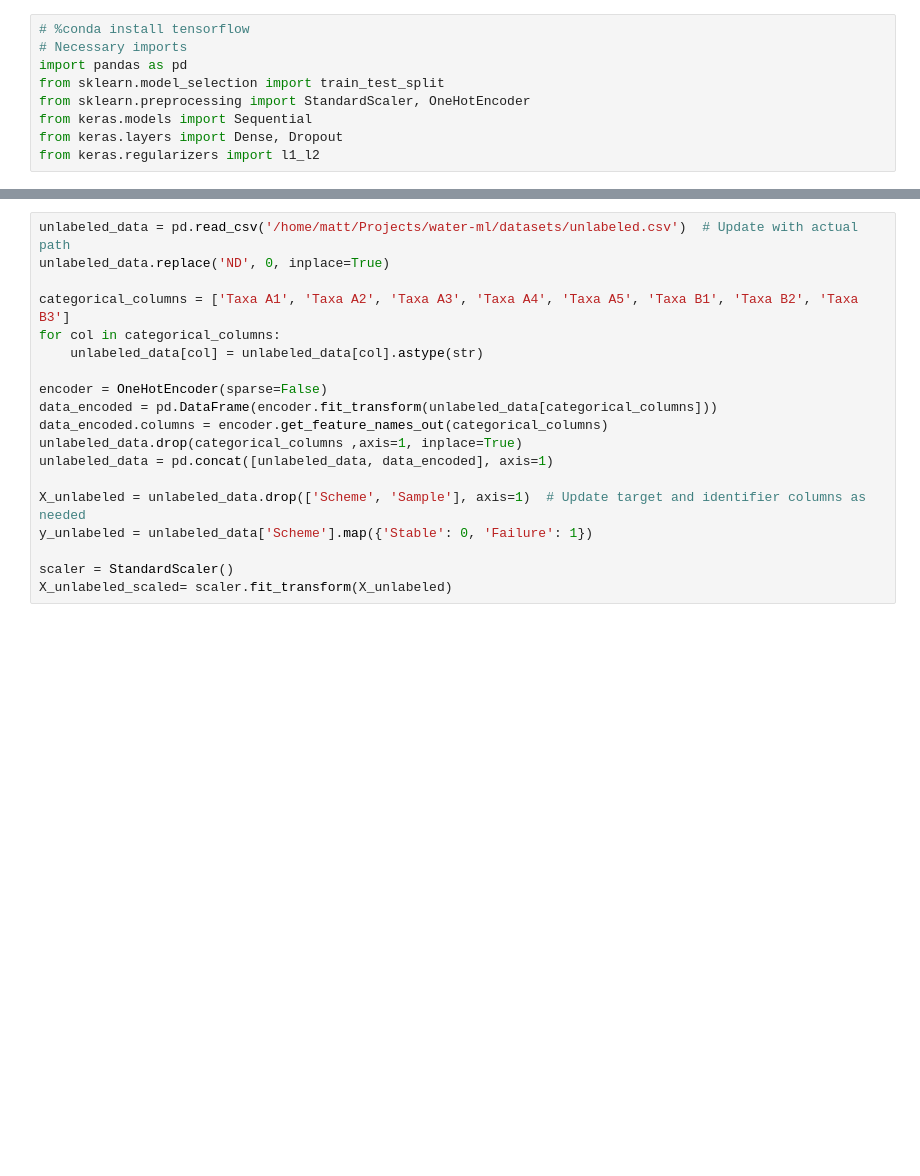
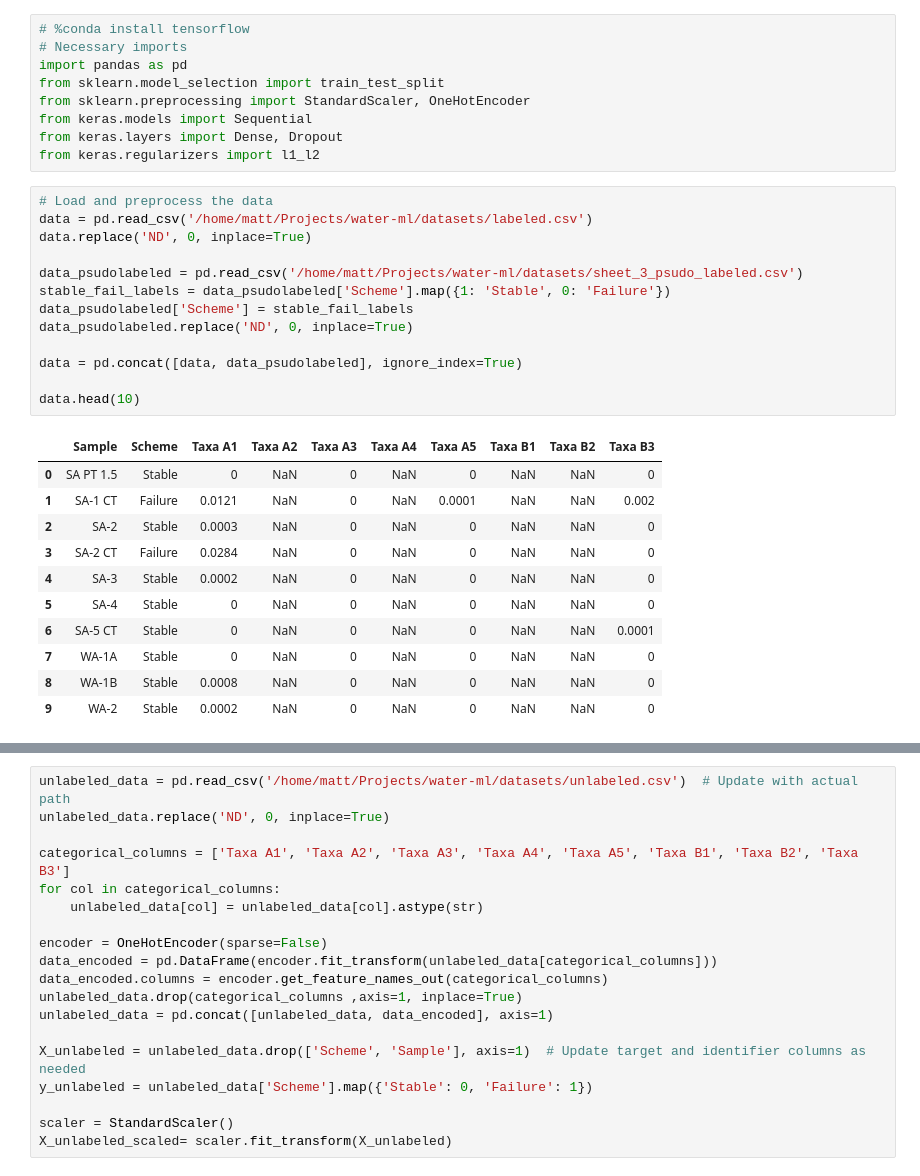
Before and after one commit to m6urns/water-ml, a Jupyter notebook: notebooks/deep_learning_classifier_unlabeled.ipynb, the cells around one changed output, grey strips where cells are left out. Drawn from its saved outputs; the diff is of its cells as text; blank space fills up the shorter version.

Commit message:
Attempting training with psudolabeled set

```diff
--- a/notebooks/deep_learning_classifier_unlabeled.ipynb
+++ b/notebooks/deep_learning_classifier_unlabeled.ipynb
@@ -12,4 +12,29 @@ from sklearn.preprocessing import StandardScaler, OneHotEncoder
 from keras.models import Sequential
 from keras.layers import Dense, Dropout
 from keras.regularizers import l1_l2
+# %%
+# Load and preprocess the data
+data = pd.read_csv('/home/matt/Projects/water-ml/datasets/labeled.csv')
+data.replace('ND', 0, inplace=True)
+
+data_psudolabeled = pd.read_csv('/home/matt/Projects/water-ml/datasets/sheet_3_psudo_labeled.csv')
+stable_fail_labels = data_psudolabeled['Scheme'].map({1: 'Stable', 0: 'Failure'})
+data_psudolabeled['Scheme'] = stable_fail_labels
+data_psudolabeled.replace('ND', 0, inplace=True)
+
+data = pd.concat([data, data_psudolabeled], ignore_index=True)
+
+data.head(10)
+# %% [output]
+|  | Sample | Scheme | Taxa A1 | Taxa A2 | Taxa A3 | Taxa A4 | Taxa A5 | Taxa B1 | Taxa B2 | Taxa B3 |
+| 0 | SA PT 1.5 | Stable | 0 | NaN | 0 | NaN | 0 | NaN | NaN | 0 |
+| 1 | SA-1 CT | Failure | 0.0121 | NaN | 0 | NaN | 0.0001 | NaN | NaN | 0.002 |
+| 2 | SA-2 | Stable | 0.0003 | NaN | 0 | NaN | 0 | NaN | NaN | 0 |
+| 3 | SA-2 CT | Failure | 0.0284 | NaN | 0 | NaN | 0 | NaN | NaN | 0 |
+| 4 | SA-3 | Stable | 0.0002 | NaN | 0 | NaN | 0 | NaN | NaN | 0 |
+| 5 | SA-4 | Stable | 0 | NaN | 0 | NaN | 0 | NaN | NaN | 0 |
+| 6 | SA-5 CT | Stable | 0 | NaN | 0 | NaN | 0 | NaN | NaN | 0.0001 |
+| 7 | WA-1A | Stable | 0 | NaN | 0 | NaN | 0 | NaN | NaN | 0 |
+| 8 | WA-1B | Stable | 0.0008 | NaN | 0 | NaN | 0 | NaN | NaN | 0 |
+| 9 | WA-2 | Stable | 0.0002 | NaN | 0 | NaN | 0 | NaN | NaN | 0 |
 # %%
```
Also changed, not shown: parts of 6 cells of this notebook, 3 other files.
